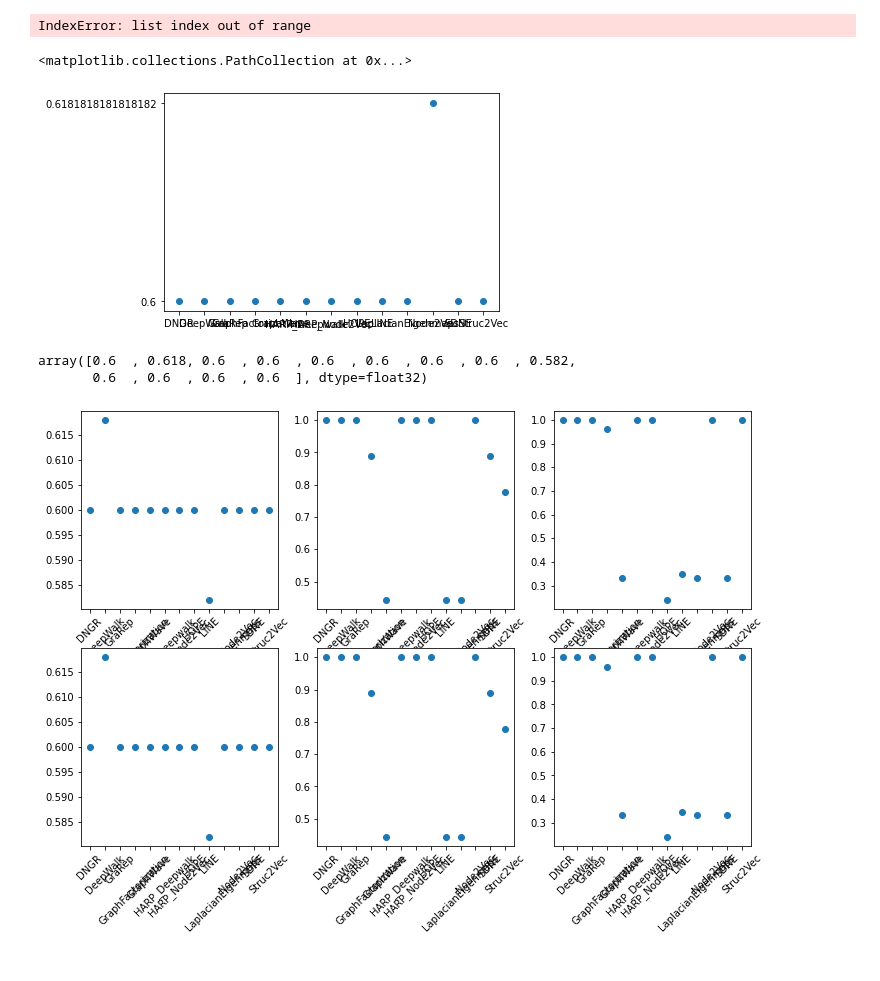
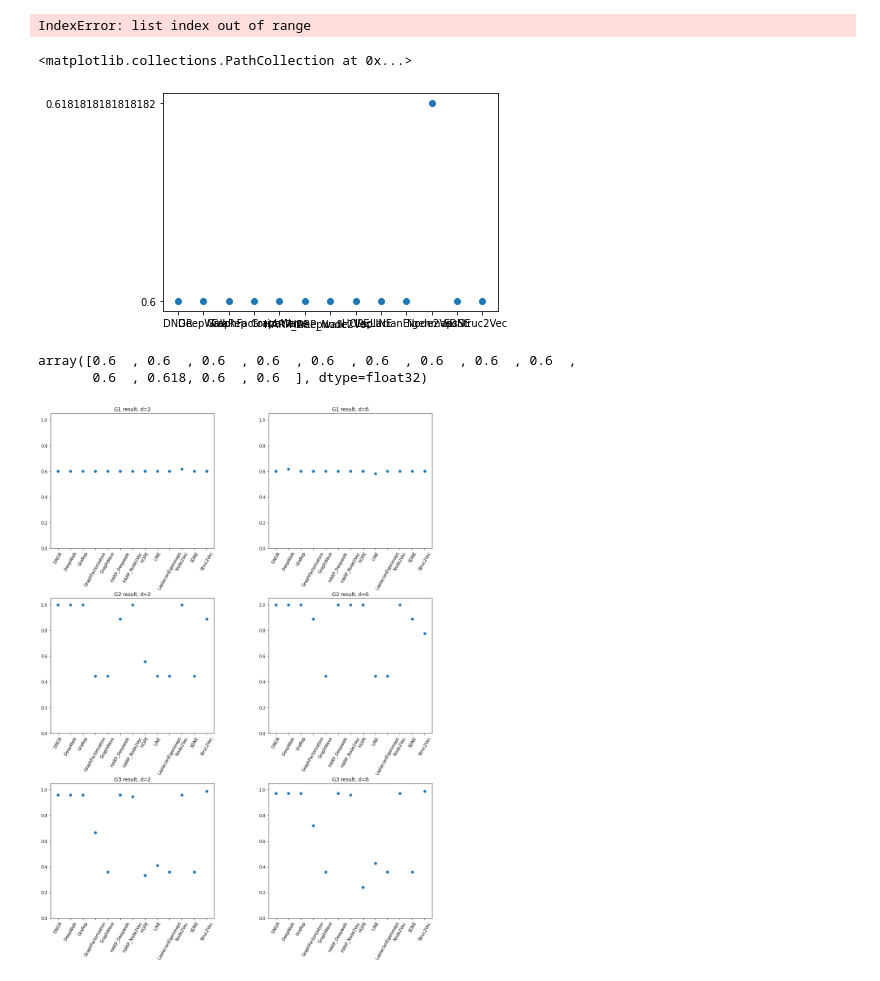
Before and after one commit to lukaszbrzozowski/ReLeGy, a Jupyter notebook: Analysis/Classification analysis.ipynb, the cells around one changed output. Saved outputs shown, nothing was run; the diff lists cells and outputs as text; code cells hidden in the pictures.

Commit message:
Resource analysis, calculations saved to pickle. Classification analysis cleanup, improving plots.

```diff
--- a/Analysis/Classification analysis.ipynb
+++ b/Analysis/Classification analysis.ipynb
@@ -22,6 +26,6 @@ def get_embedding_methods_iterable():
 # %%
-node_labels = np.genfromtxt("..\\data\\internet-industry-partnerships\\internet-industry-partnerships.node_labels")
-edges = np.genfromtxt("..\\data\\internet-industry-partnerships\\internet-industry-partnerships.edges", delimiter=",").astype(int)
+node_labels = np.genfromtxt(os.path.join("..","data","internet-industry-partnerships","internet-industry-partnerships.node_labels"))
+edges = np.genfromtxt(os.path.join("..","data","internet-industry-partnerships","internet-industry-partnerships.edges"), delimiter=",").astype(int)
 labels1 = node_labels.astype(int)
 # %%
 G1 = nx.Graph()
@@ -119,28 +123,41 @@ G3_res_d6 = np.array(list(reg_results_test_d6["G3"].items()))
 plt.scatter(G1_res_d2[:, 0], G1_res_d2[:, 1])
 # %% [output]
 <matplotlib.collections.PathCollection at 0x...>
-[figure, old version]
+[figure, new version]
 # %%
 np.round(G1_res_d2[:, 1].astype(np.float32), 3)
 # %% [output]
-array([0.6  , 0.618, 0.6  , 0.6  , 0.6  , 0.6  , 0.6  , 0.6  , 0.582,
-       0.6  , 0.6  , 0.6  , 0.6  ], dtype=float32)
+array([0.6  , 0.6  , 0.6  , 0.6  , 0.6  , 0.6  , 0.6  , 0.6  , 0.6  ,
+       0.6  , 0.618, 0.6  , 0.6  ], dtype=float32)
 # %%
 from matplotlib.pylab import rcParams
-rcParams["figure.figsize"] = 12, 8
-fig, axs = plt.subplots(2, 3)
-plt.setp(axs[0, 0].xaxis.get_majorticklabels(), rotation=45)
-plt.setp(axs[0, 1].xaxis.get_majorticklabels(), rotation=45)
-plt.setp(axs[0, 2].xaxis.get_majorticklabels(), rotation=45)
-plt.setp(axs[1, 0].xaxis.get_majorticklabels(), rotation=45)
-plt.setp(axs[1, 1].xaxis.get_majorticklabels(), rotation=45)
-plt.setp(axs[1, 2].xaxis.get_majorticklabels(), rotation=45)
+rcParams["figure.figsize"] = 16, 20
+fig, axs = plt.subplots(3, 2)
+fig.tight_layout(pad=10.0)
+plt.setp(axs[0, 0].xaxis.get_majorticklabels(), rotation=60)
+plt.setp(axs[0, 1].xaxis.get_majorticklabels(), rotation=60)
+plt.setp(axs[1, 0].xaxis.get_majorticklabels(), rotation=60)
+plt.setp(axs[1, 1].xaxis.get_majorticklabels(), rotation=60)
+plt.setp(axs[2, 0].xaxis.get_majorticklabels(), rotation=60)
+plt.setp(axs[2, 1].xaxis.get_majorticklabels(), rotation=60)
+axs[0, 0].set_ylim(0,1.05)
+axs[0, 1].set_ylim(0,1.05)
+axs[1, 0].set_ylim(0,1.05)
+axs[1, 1].set_ylim(0,1.05)
+axs[2, 0].set_ylim(0,1.05)
+axs[2, 1].set_ylim(0,1.05)
+axs[0, 0].set_title("G1 result, d=2")
 axs[0, 0].scatter(G1_res_d2[:, 0], np.round(G1_res_d2[:, 1].astype(np.float32), 3))
-axs[0, 1].scatter(G2_res_d2[:, 0], np.round(G2_res_d2[:, 1].astype(np.float32), 3))
-axs[0, 2].scatter(G3_res_d2[:, 0], np.round(G3_res_d2[:, 1].astype(np.float32), 3))
-axs[1, 0].scatter(G1_res_d6[:, 0], np.round(G1_res_d6[:, 1].astype(np.float32), 3))
+axs[1, 0].set_title("G2 result, d=2")
+axs[1, 0].scatter(G2_res_d2[:, 0], np.round(G2_res_d2[:, 1].astype(np.float32), 3))
+axs[2, 0].set_title("G3 result, d=2")
+axs[2, 0].scatter(G3_res_d2[:, 0], np.round(G3_res_d2[:, 1].astype(np.float32), 3))
+axs[0, 1].set_title("G1 result, d=6")
+axs[0, 1].scatter(G1_res_d6[:, 0], np.round(G1_res_d6[:, 1].astype(np.float32), 3))
+axs[1, 1].set_title("G2 result, d=6")
 axs[1, 1].scatter(G2_res_d6[:, 0], np.round(G2_res_d6[:, 1].astype(np.float32), 3))
-axs[1, 2].scatter(G3_res_d6[:, 0], np.round(G3_res_d6[:, 1].astype(np.float32), 3))
+axs[2, 1].set_title("G3 result, d=6")
+axs[2, 1].scatter(G3_res_d6[:, 0], np.round(G3_res_d6[:, 1].astype(np.float32), 3))
 plt.show()
 # %% [output]
-[figure, old version]
+[figure, new version]
```
Also changed, not shown: parts of 2 cells of this notebook, 2 other files.
